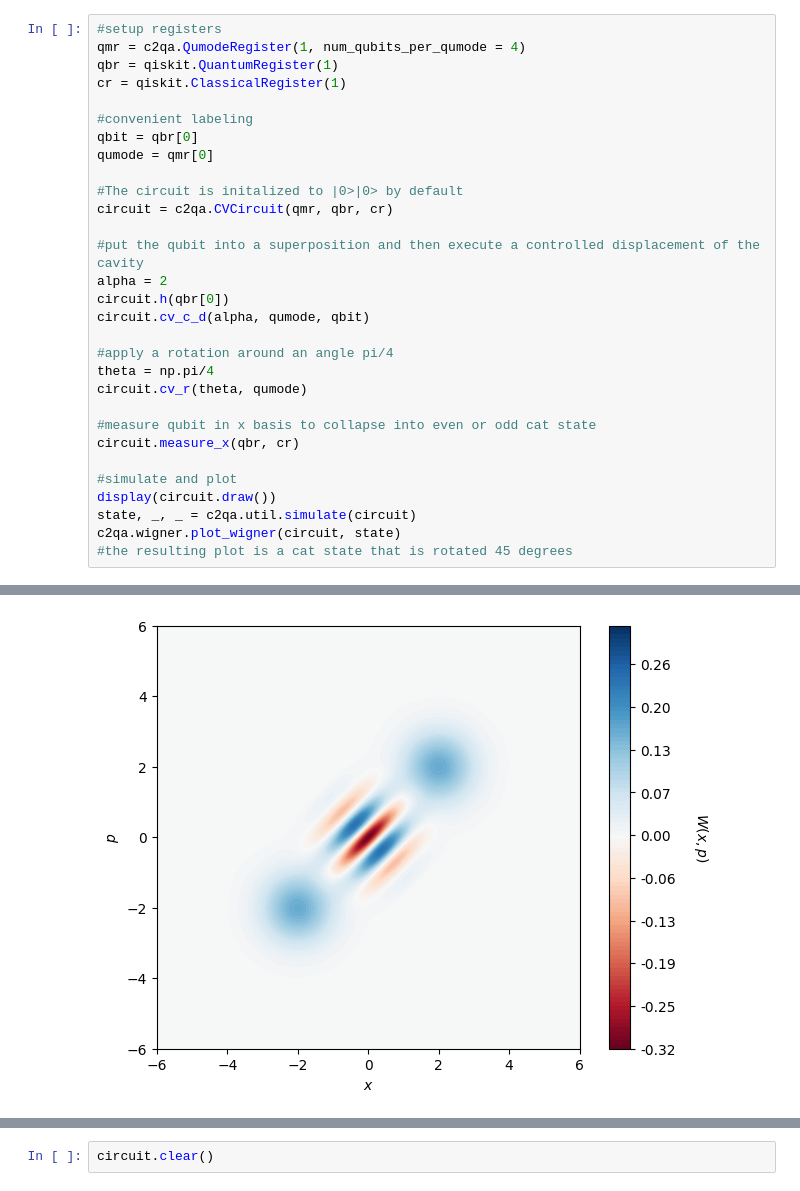
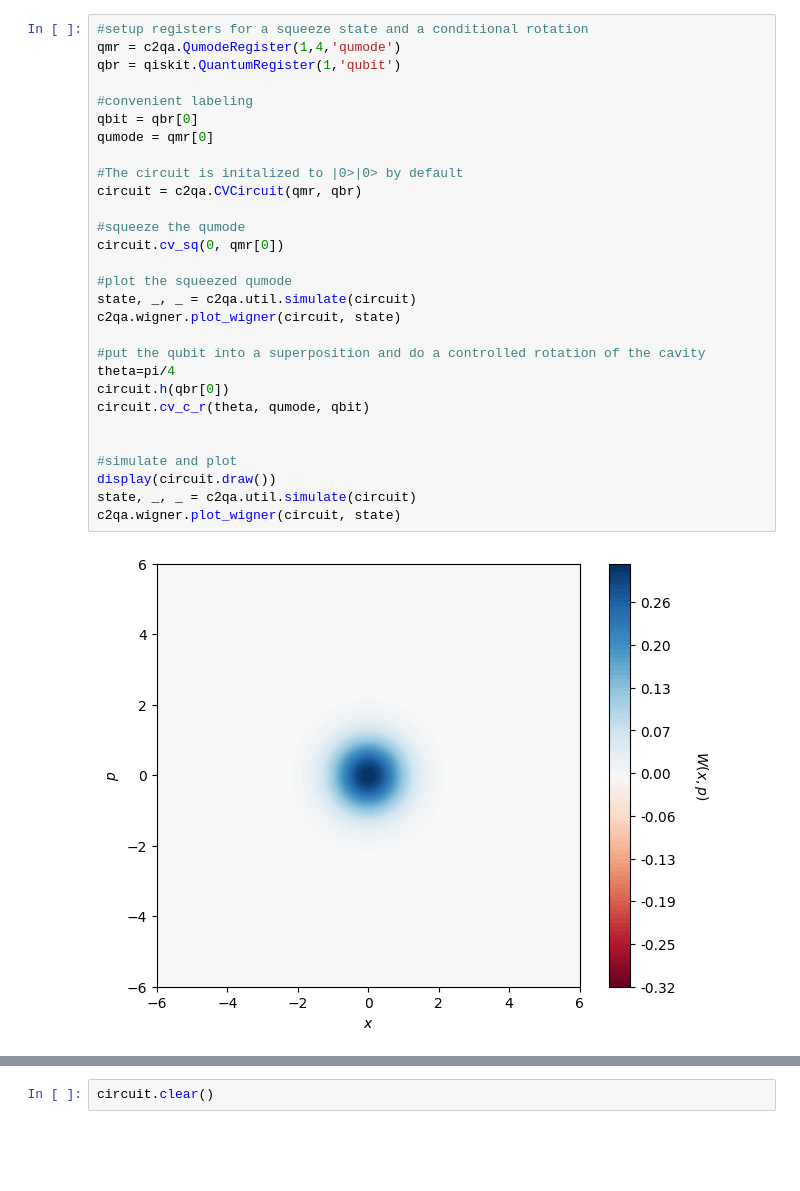
Before and after one commit to Entangled-and-Not/project1, a Jupyter notebook: Project circuit.ipynb, the cells around one changed output, grey strips where cells are left out. Drawn from its saved outputs; the diff is of its cells as text; blank space fills up the shorter version.

```diff
--- a/Project circuit.ipynb
+++ b/Project circuit.ipynb
@@ -48,31 +40,31 @@ display(plot_histogram(statistics))
 # %%
-#setup registers
-qmr = c2qa.QumodeRegister(1, num_qubits_per_qumode = 4)
-qbr = qiskit.QuantumRegister(1)
-cr = qiskit.ClassicalRegister(1)
+#setup registers for a squeeze state and a conditional rotation
+qmr = c2qa.QumodeRegister(1,4,'qumode')
+qbr = qiskit.QuantumRegister(1,'qubit')
 
 #convenient labeling
 qbit = qbr[0]
 qumode = qmr[0]
 
 #The circuit is initalized to |0>|0> by default
-circuit = c2qa.CVCircuit(qmr, qbr, cr)
+circuit = c2qa.CVCircuit(qmr, qbr)
 
-#put the qubit into a superposition and then execute a controlled displacement of the cavity
-alpha = 2
+#squeeze the qumode
+circuit.cv_sq(0, qmr[0])
+
+#plot the squeezed qumode
+state, _, _ = c2qa.util.simulate(circuit)
+c2qa.wigner.plot_wigner(circuit, state)
+
+#put the qubit into a superposition and do a controlled rotation of the cavity
+theta=pi/4
 circuit.h(qbr[0])
-circuit.cv_c_d(alpha, qumode, qbit)
+circuit.cv_c_r(theta, qumode, qbit)
 
-#apply a rotation around an angle pi/4
-theta = np.pi/4
-circuit.cv_r(theta, qumode)
-
-#measure qubit in x basis to collapse into even or odd cat state
-circuit.measure_x(qbr, cr)
 
 #simulate and plot
 display(circuit.draw())
 state, _, _ = c2qa.util.simulate(circuit)
 c2qa.wigner.plot_wigner(circuit, state)
-#the resulting plot is a cat state that is rotated 45 degrees
 # %% [output]
+[figure, new version]
@@ -92 +81,0 @@ q140_3: ─────┤3          ├┤3        ├───
-[figure, old version]
```
Also changed, not shown: parts of 8 cells of this notebook.
